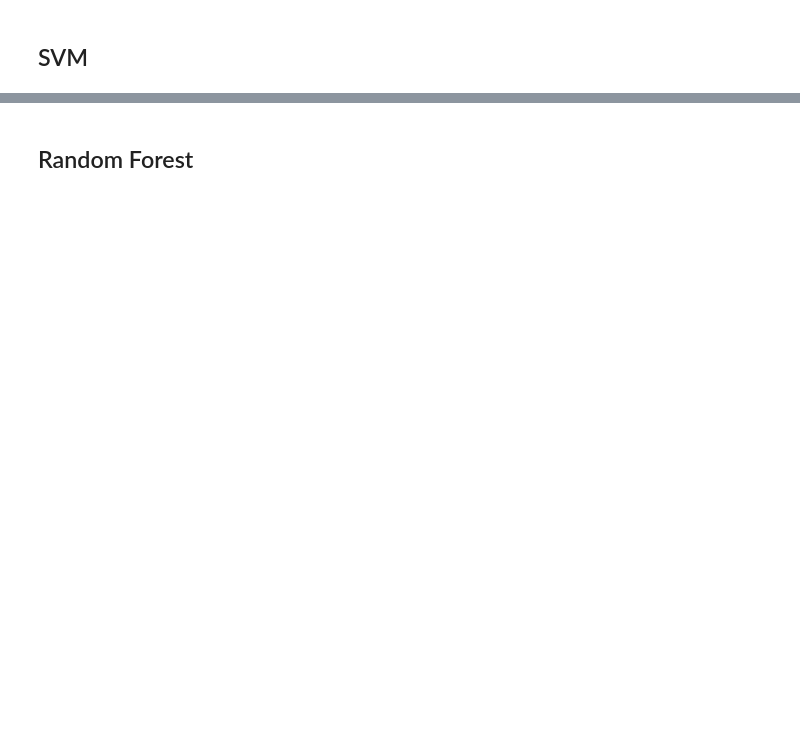
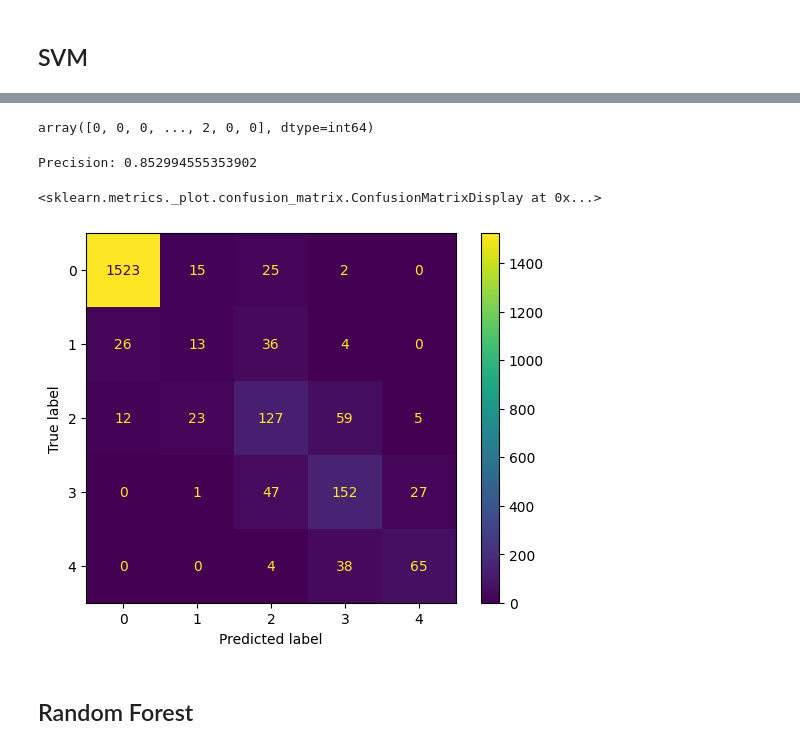
Before and after one commit to GoncaloSenra/DAA-Modelos-de-Machine-Learning, a Jupyter notebook: 3-.ipynb, the cells around one changed output, grey strips where cells are left out. Cells and saved outputs as stored; diff of their text form; code cells hidden in the pictures; blank space fills up the shorter version.

```diff
--- a/3-.ipynb
+++ b/3-.ipynb
@@ -391,0 +428,7 @@ y_train= np.ravel(train_target)
+# %%
+from sklearn.preprocessing import MinMaxScaler
+
+scaler_X = MinMaxScaler(feature_range=(0, 1)).fit(train_feat)
+scaler_Y = MinMaxScaler(feature_range=(0, 1)).fit(train_target)
+feat_scaled = pd.DataFrame(scaler_X.transform(train_feat[train_feat.columns]), columns=train_feat.columns)
+target_scaled = pd.DataFrame(scaler_Y.transform(train_target[train_target.columns]), columns=train_target.columns)
@@ -394,3 +451,5 @@ y_train= np.ravel(train_target)
+# %%
+x_train2, x_test2, y_train2, y_test2 = train_test_split(feat_scaled, train_target, test_size=0.2, random_state=1000)
 # %% [markdown]
 ## SVM
 # %%
@@ -400,4 +479,4 @@ grid = GridSearchCV(SVC(random_state=1000),param_grid,refit=True,verbose=3)
 # %%
-grid.fit(x_train, y_train)
+grid.fit(x_train2, y_train2)
 # %% [output]
 Fitting 5 folds for each of 25 candidates, totalling 125 fits
@@ -420,7 +495,25 @@ Fitting 5 folds for each of 25 candidates, totalling 125 fits
 # %%
-predictions = grid.predict(test)
+predictions = grid.predict(x_test2)
 
 predictions
+# %% [output]
+array([0, 0, 0, ..., 2, 0, 0], dtype=int64)
+# %%
+from sklearn.metrics import precision_score
+precision = precision_score(y_test2, predictions, average='micro')
+
+print(f'Precision: {precision}')
+
+#Confusion Matrix
+from sklearn.metrics import confusion_matrix
+cm = confusion_matrix(y_test2, predictions)
+
+disp = ConfusionMatrixDisplay(confusion_matrix=cm, display_labels=[0,1,2,3,4])
+disp.plot()
+# %% [output]
+Precision: 0.852994555353902
+<sklearn.metrics._plot.confusion_matrix.ConfusionMatrixDisplay at 0x...>
+[figure, added]
 # %% [markdown]
 ## Random Forest
 # %%
```
Also changed, not shown: parts of 48 cells of this notebook.
